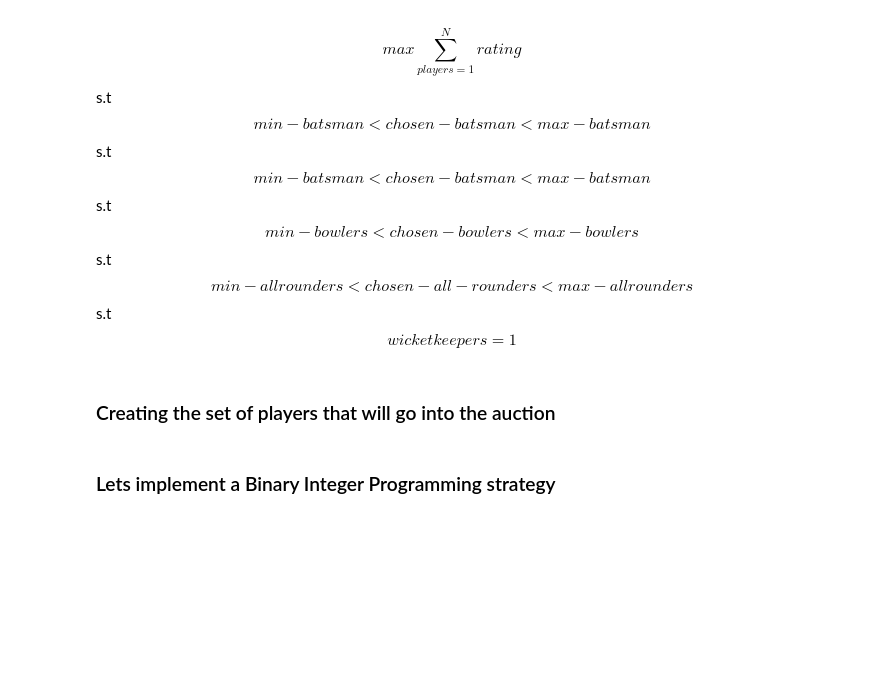
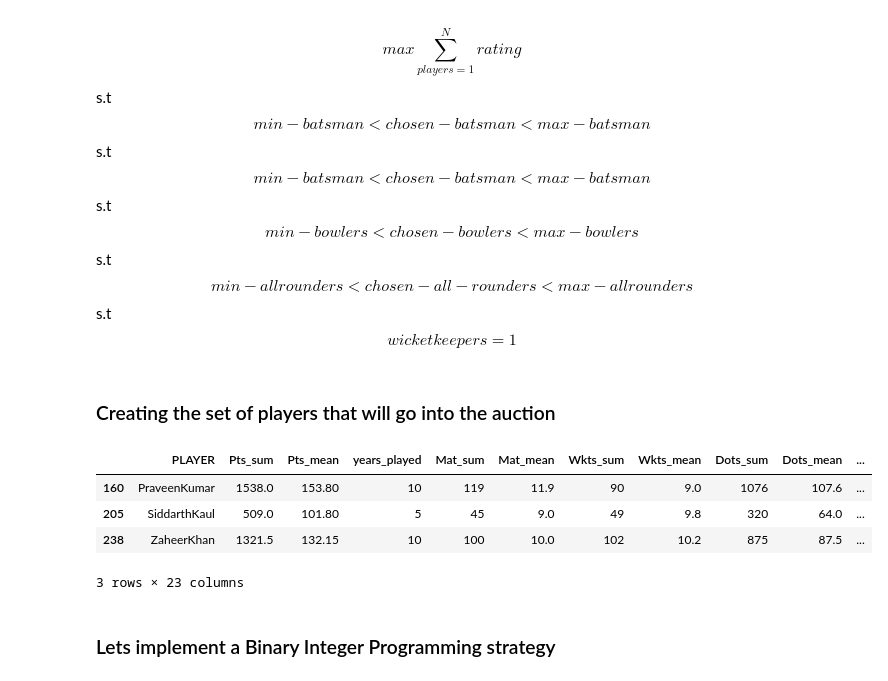
Before and after one commit to mancunian1792/ipl_mock_auction, a Jupyter notebook: IPL-Auction-Selections.ipynb, the cells around one changed output. Drawn from its saved outputs; the diff is of its cells as text; code cells hidden in the pictures; blank space fills up the shorter version.

```diff
--- a/IPL-Auction-Selections.ipynb
+++ b/IPL-Auction-Selections.ipynb
@@ -41,6 +47,14 @@ batsman = list(data[data.position=="BAT"]["PLAYER"])
 bowlers = list(data[data.position=="BWL"]["PLAYER"])
 allrounders = list(data[data.position=="AR"]["PLAYER"])
 wks = list(data[data.position=="WK"]["PLAYER"])
+# %%
+data[data.PLAYER.isin(["PraveenKumar", "ZaheerKhan", "SiddarthKaul"])]
+# %% [output]
+|  | PLAYER | Pts_sum | Pts_mean | years_played | Mat_sum | Mat_mean | Wkts_sum | Wkts_mean | Dots_sum | Dots_mean | ... |
+| 160 | PraveenKumar | 1538.0 | 153.80 | 10 | 119 | 11.9 | 90 | 9.0 | 1076 | 107.6 | ... |
+| 205 | SiddarthKaul | 509.0 | 101.80 | 5 | 45 | 9.0 | 49 | 9.8 | 320 | 64.0 | ... |
+| 238 | ZaheerKhan | 1321.5 | 132.15 | 10 | 100 | 10.0 | 102 | 10.2 | 875 | 87.5 | ... |
+3 rows × 23 columns
 # %%
 median_ratings = dict(zip(players, list(data["median_season_ratings"])))
 base_prices = dict(zip(players, list(data["base_price"])))
```
Also changed, not shown: parts of 1 cell of this notebook, 4 other files.
